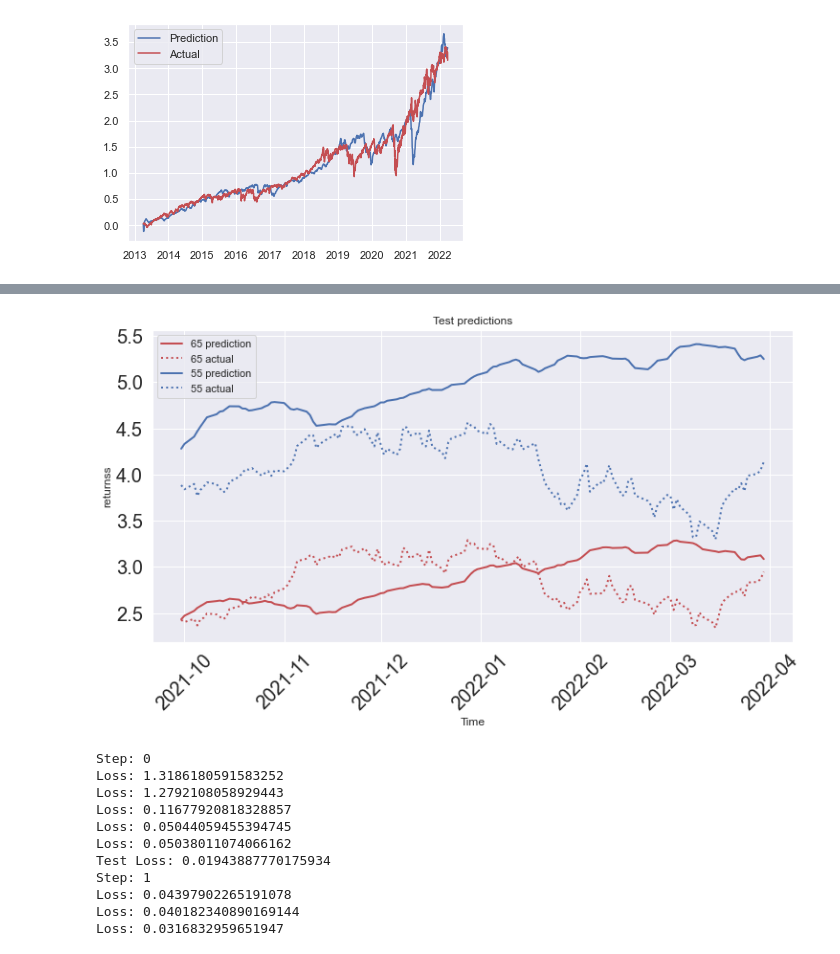
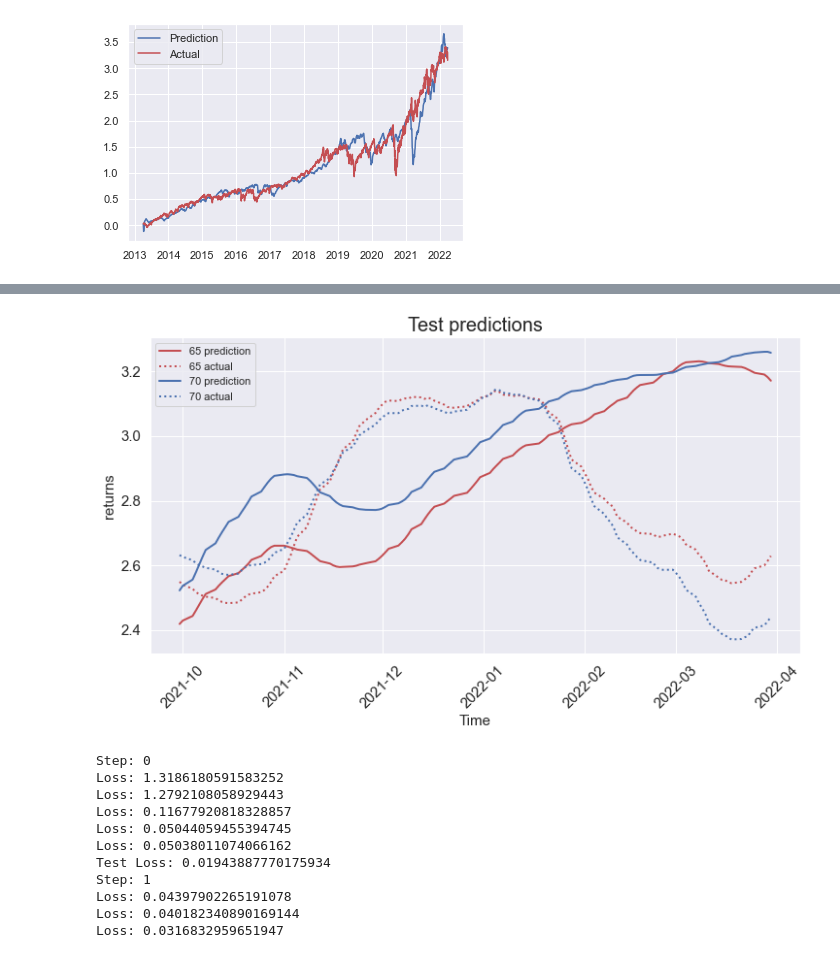
Before and after one commit to tanner-k/Investment-Portfolio-Prediction, a Jupyter notebook: notebooks/LSTM-model.ipynb, the cells around one changed output, grey strips where cells are left out. Cells and saved outputs as stored; diff of their text form; code cells hidden in the pictures.

```diff
--- a/notebooks/LSTM-model.ipynb
+++ b/notebooks/LSTM-model.ipynb
@@ -86,7 +86,7 @@ plt.show()
 # Test the model on the full portfolio returns data and make predictions for certain portfolios
 
 # Select portfolios to test the model on
-testing = returns[["65", "55"]]
+testing = returns[["65", "70"]]
 
 # Forecast 6 months into the future (126 trading days in 6 months)
 future_preds = 126
@@ -104,11 +104,11 @@ with torch.no_grad():
 
 # Plot the forecast
 plt.figure(figsize=(12, 6))
-plt.title(f"Test predictions")
-plt.xlabel("Time")
-plt.ylabel("returnss")
-plt.xticks(fontsize=20, rotation=45)
-plt.yticks(fontsize=20)
+plt.title(f"Test predictions", fontsize=20)
+plt.xlabel("Time", fontsize=15)
+plt.ylabel("returns", fontsize=15)
+plt.xticks(fontsize=15, rotation=45)
+plt.yticks(fontsize=15)
 n = testing_input.shape[1]
 def draw(y_i, actuals, color, number):
         plt.plot(dates[-future_preds:], y_i[-future_preds:], color, linewidth=2.0, label=f"{testing.columns[number]} prediction")
@@ -123,4 +123,4 @@ Test Loss: 0.07937860651667557
-[figure, old version]
+[figure, new version]
 # %%
 # Create a model to predict the betas
 
```
Also changed, not shown: parts of 1 cell of this notebook, 2 other files.
